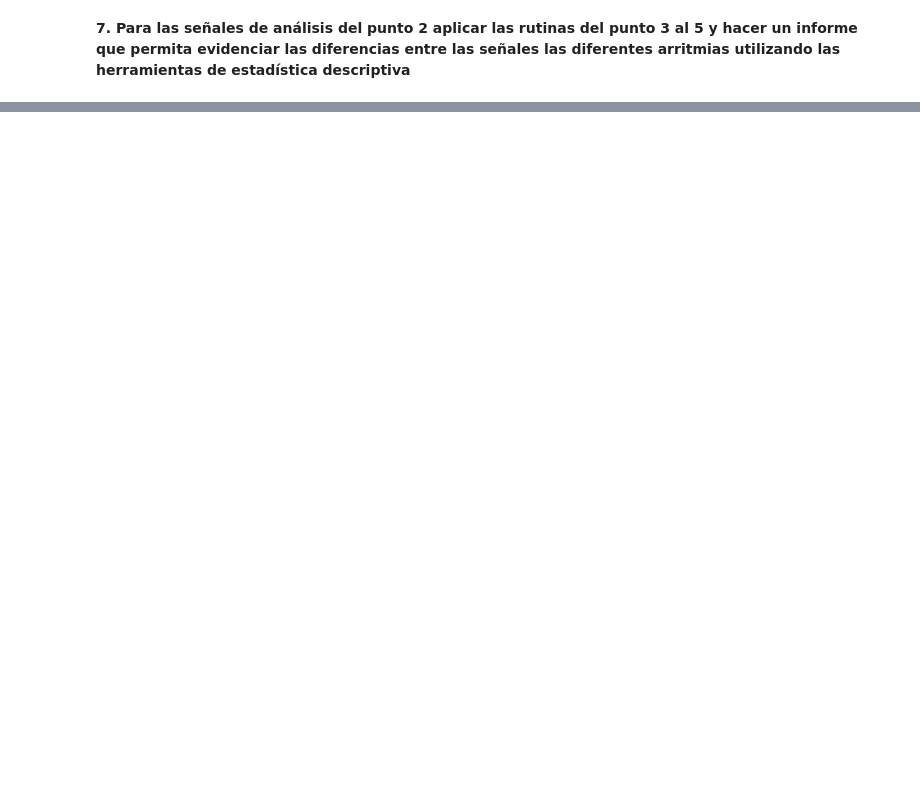
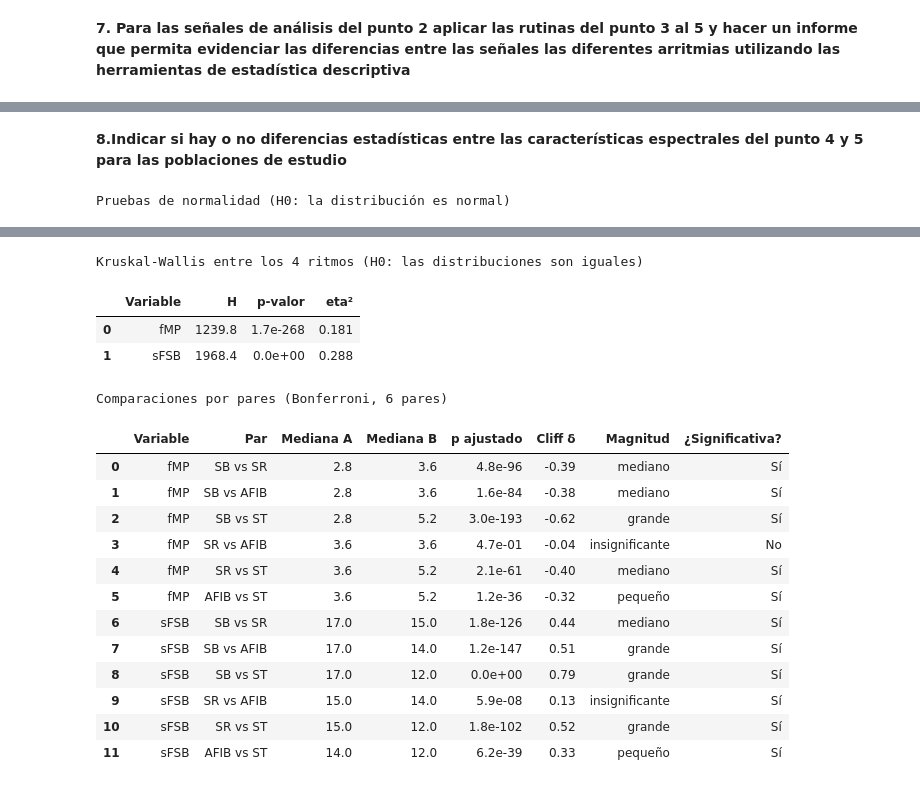
Before and after one commit to valentinamoralese/Biose-ales-Valentina-Morales-Paula-Garcia, a Jupyter notebook: Proyecto1_Valentina_Paula.ipynb, the cells around one changed output, grey strips where cells are left out. Saved outputs shown, nothing was run; the diff lists cells and outputs as text; code cells hidden in the pictures; blank space fills up the shorter version.

```diff
--- a/Proyecto1_Valentina_Paula.ipynb
+++ b/Proyecto1_Valentina_Paula.ipynb
@@ -836,0 +1039,62 @@ descriptiva**
+# %% [markdown]
+**8.Indicar si hay o no diferencias estadísticas entre las características espectrales del punto 4 y 5 para las poblaciones de estudio**
+# %%
+# PUNTO 8: Diferencias estadísticas de fMP y sFSB entre ritmos
+import numpy as np
+import pandas as pd
+from itertools import combinations
+from scipy import stats
+
+VARS = ["fMP", "sFSB"]
+ALFA = 0.05
+
+#1. Pruebas de normalidad por ritmo
+filas = []
+for v in VARS:
+    for r in ORDEN:
+        x = res_sub.loc[res_sub["Estado"] == r, v]
+        est_dp, p_dp = stats.normaltest(x)      # D'Agostino-Pearson
+        W, p_sw = stats.shapiro(x)              # Shapiro-Wilk
+        filas.append({"Variable": v, "Ritmo": r, "n": len(x),
+                      "Asimetría": round(stats.skew(x), 2),
+                      "p D'Agostino": f"{p_dp:.1e}",
+                      "W Shapiro": round(W, 3),
+                      "p Shapiro": f"{p_sw:.1e}",
+                      "¿Normal? (ambas)": "Sí" if (p_dp >= ALFA and p_sw >= ALFA) else "No"})
+print("Pruebas de normalidad (H0: la distribución es normal)")
+display(pd.DataFrame(filas))
+
+#2. Prueba global: Kruskal-Wallis
+N, k = len(res_sub), len(ORDEN)
+filas = []
+for v in VARS:
+    grupos = [res_sub.loc[res_sub["Estado"] == r, v] for r in ORDEN]
+    H, p = stats.kruskal(*grupos)
+    eta2 = (H - k + 1) / (N - k)            # tamaño del efecto (eta² basado en H)
+    filas.append({"Variable": v, "H": round(H, 1), "p-valor": f"{p:.1e}", "eta²": round(eta2, 3)})
+print("\nKruskal-Wallis entre los 4 ritmos (H0: las distribuciones son iguales)")
+display(pd.DataFrame(filas))
+
+#3. Comparaciones por pares: Mann-Whitney + Bonferroni + delta de Cliff
+pares = list(combinations(ORDEN, 2))
+def magnitud(d):
+    d = abs(d)
+    return "insignificante" if d < 0.147 else "pequeño" if d < 0.33 else "mediano" if d < 0.474 else "grande"
+
+filas = []
+for v in VARS:
+    for a, b in pares:
+        x = res_sub.loc[res_sub["Estado"] == a, v]
+        y = res_sub.loc[res_sub["Estado"] == b, v]
+        U, p = stats.mannwhitneyu(x, y, alternative="two-sided")
+        delta = 2 * U / (len(x) * len(y)) - 1          # delta de Cliff (a vs b)
+        p_adj = min(p * len(pares), 1.0)                # Bonferroni
+        filas.append({"Variable": v, "Par": f"{a} vs {b}",
+                      "Mediana A": x.median(), "Mediana B": y.median(),
+                      "p ajustado": f"{p_adj:.1e}", "Cliff δ": round(delta, 2),
+                      "Magnitud": magnitud(delta),
+                      "¿Significativa?": "Sí" if p_adj < ALFA else "No"})
+print("\nComparaciones por pares (Bonferroni, 6 pares)")
+display(pd.DataFrame(filas))
+# %% [output]
+Pruebas de normalidad (H0: la distribución es normal)
@@ -836,0 +1110,18 @@ descriptiva**
+Kruskal-Wallis entre los 4 ritmos (H0: las distribuciones son iguales)
+|  | Variable | H | p-valor | eta² |
+| 0 | fMP | 1239.8 | 1.7e-268 | 0.181 |
+| 1 | sFSB | 1968.4 | 0.0e+00 | 0.288 |
+Comparaciones por pares (Bonferroni, 6 pares)
+|  | Variable | Par | Mediana A | Mediana B | p ajustado | Cliff δ | Magnitud | ¿Significativa? |
+| 0 | fMP | SB vs SR | 2.8 | 3.6 | 4.8e-96 | -0.39 | mediano | Sí |
+| 1 | fMP | SB vs AFIB | 2.8 | 3.6 | 1.6e-84 | -0.38 | mediano | Sí |
+| 2 | fMP | SB vs ST | 2.8 | 5.2 | 3.0e-193 | -0.62 | grande | Sí |
+| 3 | fMP | SR vs AFIB | 3.6 | 3.6 | 4.7e-01 | -0.04 | insignificante | No |
+| 4 | fMP | SR vs ST | 3.6 | 5.2 | 2.1e-61 | -0.40 | mediano | Sí |
+| 5 | fMP | AFIB vs ST | 3.6 | 5.2 | 1.2e-36 | -0.32 | pequeño | Sí |
+| 6 | sFSB | SB vs SR | 17.0 | 15.0 | 1.8e-126 | 0.44 | mediano | Sí |
+| 7 | sFSB | SB vs AFIB | 17.0 | 14.0 | 1.2e-147 | 0.51 | grande | Sí |
+| 8 | sFSB | SB vs ST | 17.0 | 12.0 | 0.0e+00 | 0.79 | grande | Sí |
+| 9 | sFSB | SR vs AFIB | 15.0 | 14.0 | 5.9e-08 | 0.13 | insignificante | Sí |
+| 10 | sFSB | SR vs ST | 15.0 | 12.0 | 1.8e-102 | 0.52 | grande | Sí |
+| 11 | sFSB | AFIB vs ST | 14.0 | 12.0 | 6.2e-39 | 0.33 | pequeño | Sí |
```
Also changed, not shown: parts of 10 cells of this notebook.
